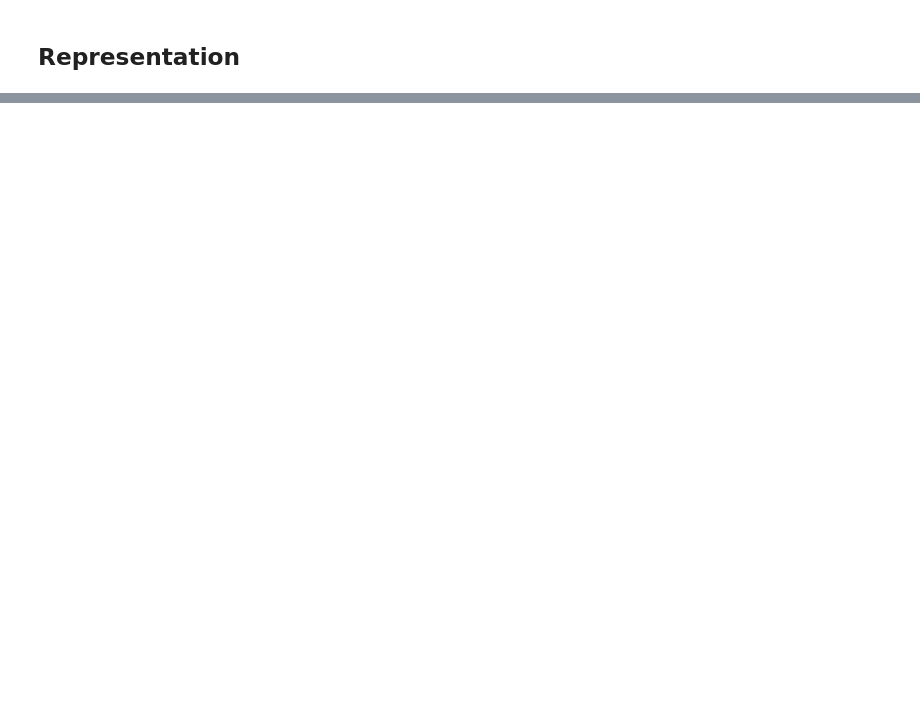
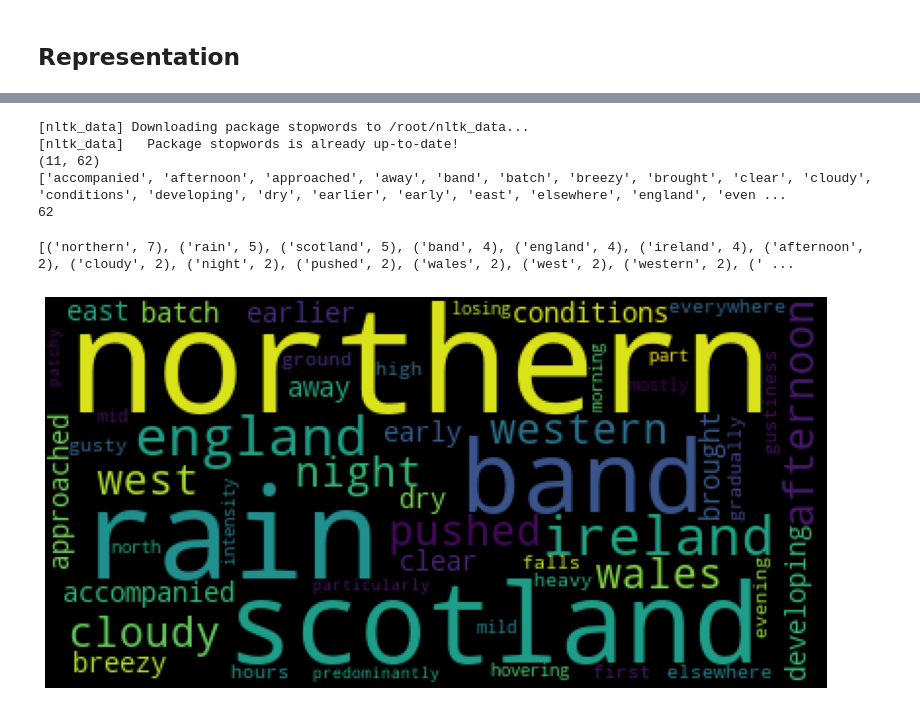
Before and after one commit to Alexiane-lc/dairy_book, a Jupyter notebook: Practice_Lab_1.ipynb, the cells around one changed output, grey strips where cells are left out. Drawn from its saved outputs; the diff is of its cells as text; code cells hidden in the pictures; blank space fills up the shorter version.

```diff
--- a/Practice_Lab_1.ipynb
+++ b/Practice_Lab_1.ipynb
@@ -266,0 +361,63 @@ plt.show()
+# %%
+import os
+from sklearn.feature_extraction.text import CountVectorizer
+from nltk import download; download("stopwords")
+from nltk.corpus import stopwords
+import numpy as np
+import matplotlib.pyplot as plt
+
+with open("DWS_2020_01_page11.txt") as f:
+    lines = [line.strip() for line in f.readlines()]
+
+#tf_vectorizer = CountVectorizer()
+#tf_vectorizer = CountVectorizer(stop_words=['the','we','should','this','to','and','all','of','by','for','et','al'])
+tf_vectorizer = CountVectorizer(stop_words=stopwords.words("english"))
+tf_vectorizer.fit(lines)
+
+X = tf_vectorizer.transform(lines)
+X = X.toarray()
+features = tf_vectorizer.get_feature_names()
+
+(num_doc, num_f) = X.shape
+
+print(X.shape)
+print(features)
+print(len(features))
+# %% [output]
+[nltk_data] Downloading package stopwords to /root/nltk_data...
+[nltk_data]   Package stopwords is already up-to-date!
+(11, 62)
+['accompanied', 'afternoon', 'approached', 'away', 'band', 'batch', 'breezy', 'brought', 'clear', 'cloudy', 'conditions', 'developing', 'dry', 'earlier', 'early', 'east', 'elsewhere', 'england', 'even ...
+62
+# %%
+cloud_labels = features #names of the columns
+
+cloud_weights = np.sum(X, axis=0)                   # sum across lines to have the frequencies
+dictionary = dict(zip(cloud_labels, cloud_weights)) # paste features names & weigths
+sorted_by_value = sorted(dictionary.items(), key=lambda kv: kv[1], reverse=True)
+
+print(sorted_by_value[0:50])
+
+from wordcloud import WordCloud
+
+limit = 50
+fontcolor='#afafaf'
+bgcolor = '#000000'
+
+wordcloud = WordCloud(
+    max_words=limit,
+    background_color=bgcolor,
+).fit_words(dictionary)
+
+fig = plt.figure()
+fig.set_figwidth(14)
+fig.set_figheight(18)
+
+title = "Wordcloud"
+
+plt.imshow(wordcloud)
+plt.axis('off')
+plt.show()
+# %% [output]
+[('northern', 7), ('rain', 5), ('scotland', 5), ('band', 4), ('england', 4), ('ireland', 4), ('afternoon', 2), ('cloudy', 2), ('night', 2), ('pushed', 2), ('wales', 2), ('west', 2), ('western', 2), (' ...
+[figure, added]
```
Also changed, not shown: parts of 14 cells of this notebook.
